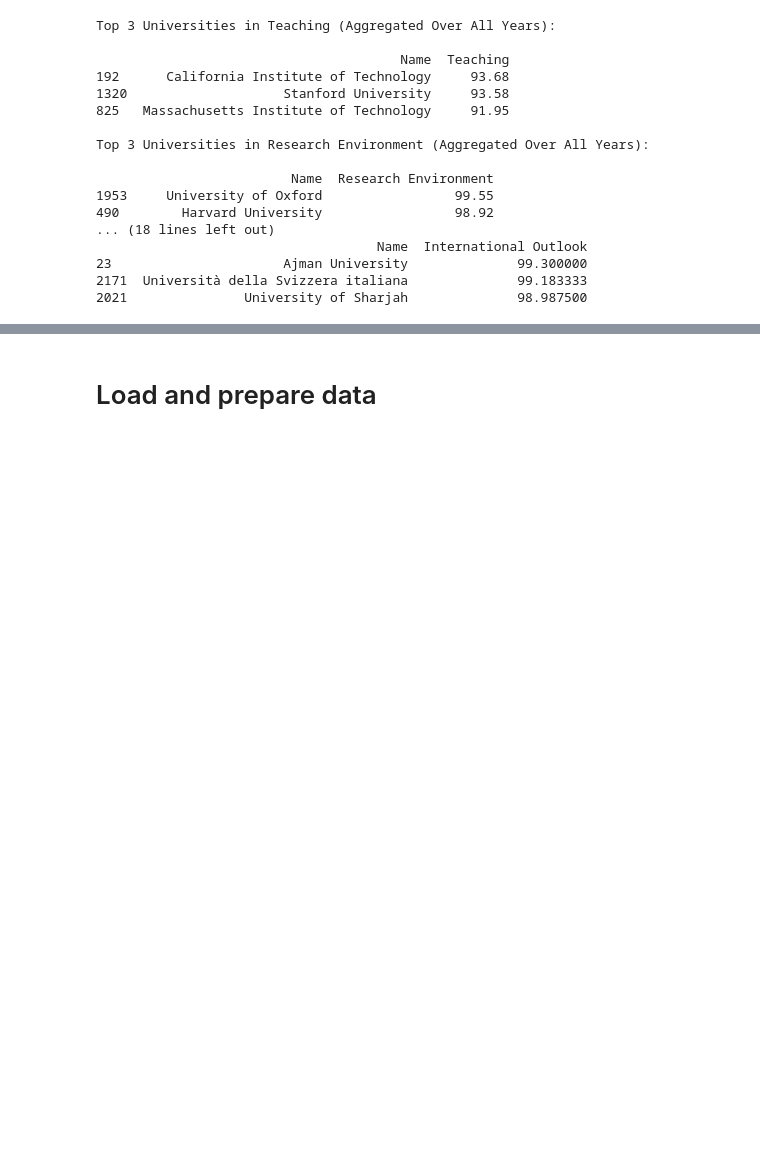
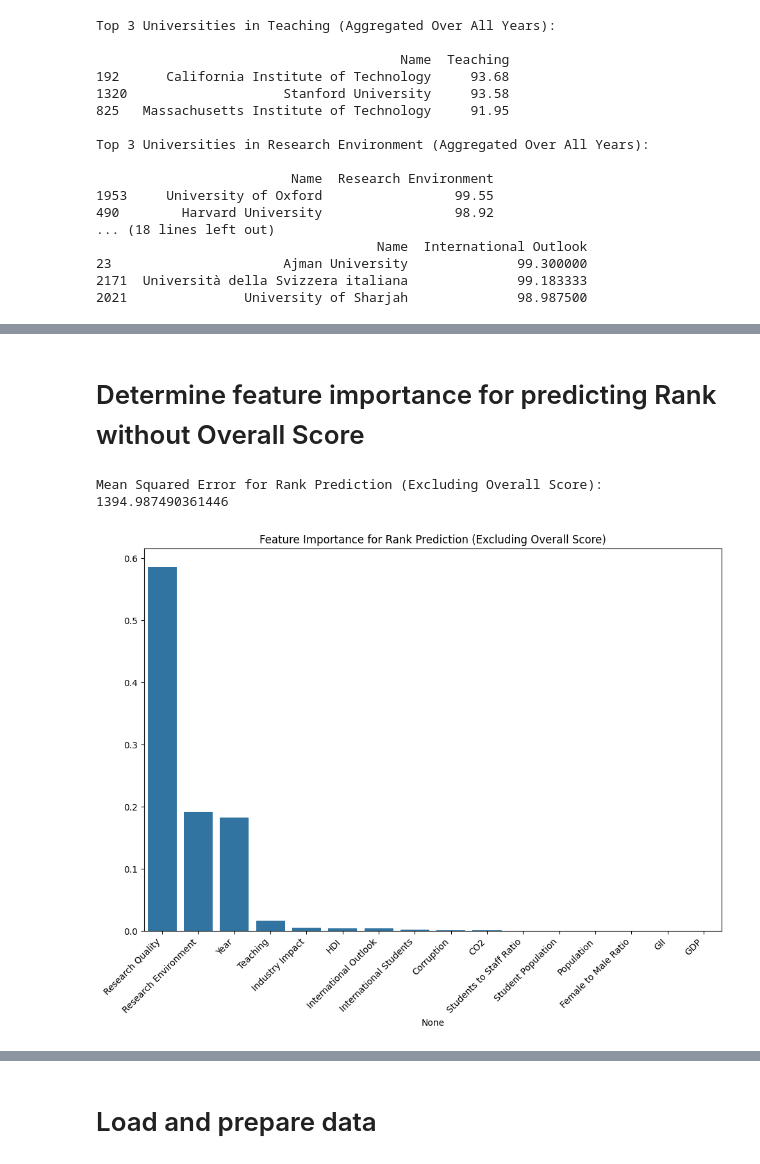
Before and after one commit to rcn255/dopp-project, a Jupyter notebook: kilians_super_awesome_regression_model.ipynb, the cells around one changed output, grey strips where cells are left out. Cells and saved outputs as stored; diff of their text form; code cells hidden in the pictures; blank space fills up the shorter version.

```diff
--- a/kilians_super_awesome_regression_model.ipynb
+++ b/kilians_super_awesome_regression_model.ipynb
@@ -305,0 +363,31 @@ for field, top_universities in top_universities_by_field_2024.items():
+# %% [markdown]
+# Determine feature importance for predicting Rank without Overall Score
+# %%
+def feature_importance(df):
+    features = df.select_dtypes(include=[np.number]).drop(columns=["Rank", "Rank Change", "Overall Score"]).columns
+    X = df[features].fillna(0)
+    y = df["Rank"]
+
+    X_train, X_test, y_train, y_test = train_test_split(X, y, test_size=0.2, random_state=42)
+
+    model = RandomForestRegressor(random_state=42)
+    model.fit(X_train, y_train)
+
+    # Evaluate the model
+    y_pred = model.predict(X_test)
+    mse = mean_squared_error(y_test, y_pred)
+    print(f"Mean Squared Error for Rank Prediction (Excluding Overall Score): {mse}")
+
+    # Plot feature importance
+    importance = pd.Series(model.feature_importances_, index=features).sort_values(ascending=False)
+    plt.figure(figsize=(10, 8))
+    sns.barplot(x=importance.index, y=importance.values)
+    plt.xticks(rotation=45, ha='right')
+    plt.title("Feature Importance for Rank Prediction (Excluding Overall Score)")
+    plt.tight_layout()
+    plt.show()
+
+feature_importance(df)
+# %% [output]
+Mean Squared Error for Rank Prediction (Excluding Overall Score): 1394.987490361446
+[figure, added]
```
Also changed, not shown: parts of 17 cells of this notebook.
